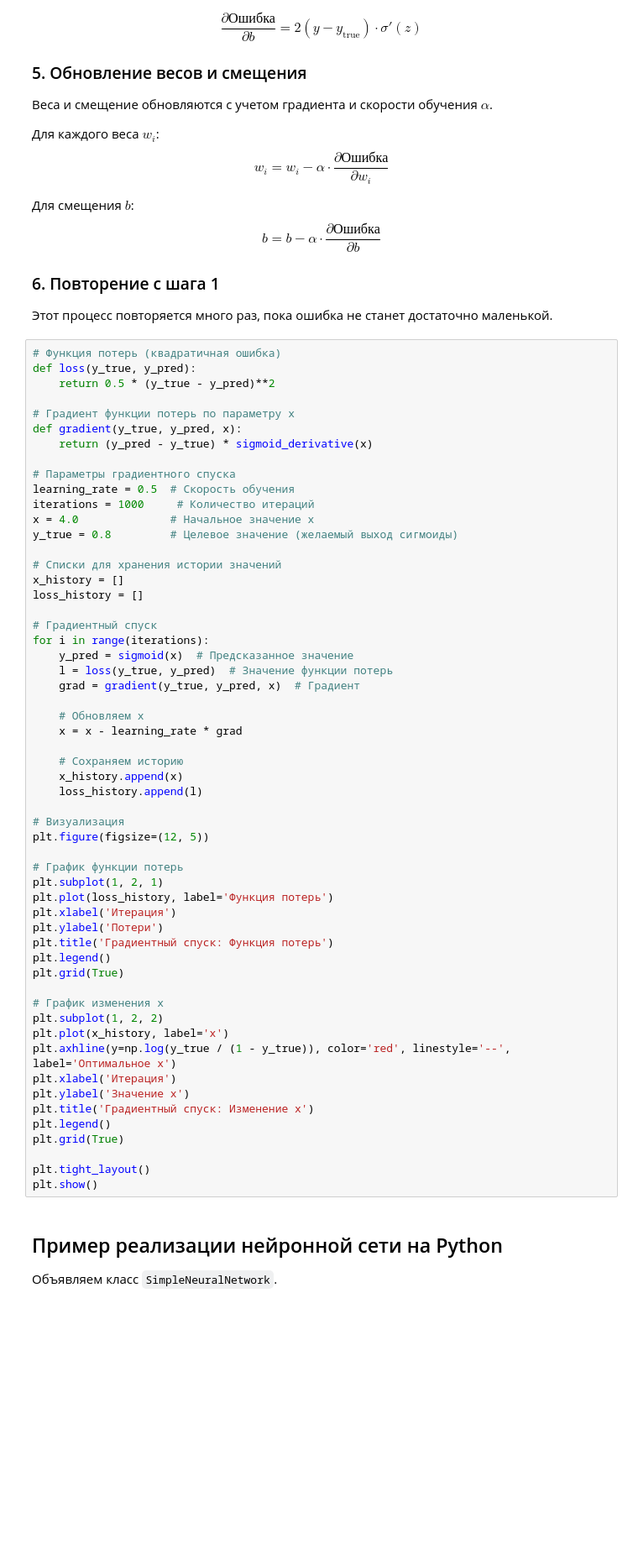
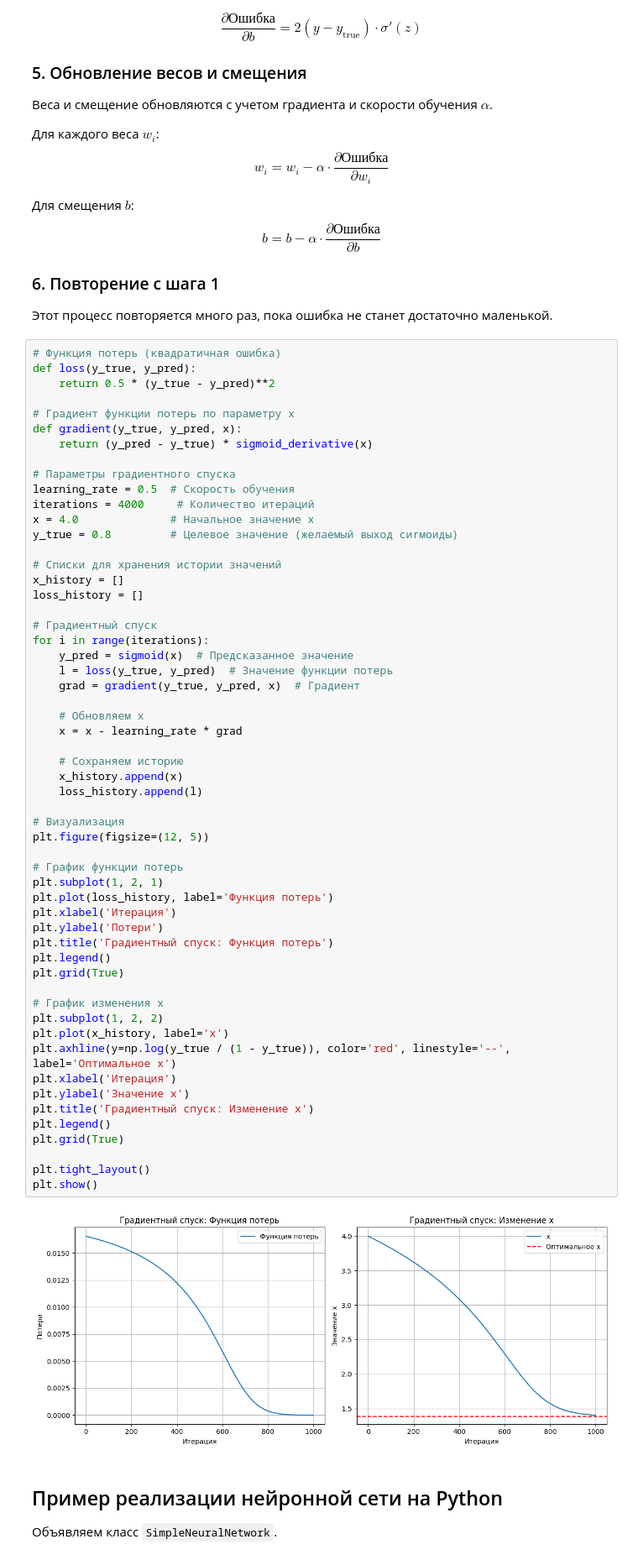
Before and after one commit to dnkorpushov/SimpleNeuralNetwork, a Jupyter notebook: SimpleNeuralNetwork.ipynb, the cells around one changed output. Shown at 84% size. Cells and saved outputs as stored; diff of their text form; blank space fills up the shorter version.

```diff
--- a/SimpleNeuralNetwork.ipynb
+++ b/SimpleNeuralNetwork.ipynb
@@ -103,7 +105,7 @@ def gradient(y_true, y_pred, x):
 
 # Параметры градиентного спуска
 learning_rate = 0.5  # Скорость обучения
-iterations = 1000     # Количество итераций
+iterations = 4000     # Количество итераций
 x = 4.0              # Начальное значение x
 y_true = 0.8         # Целевое значение (желаемый выход сигмоиды)
 
@@ -121,33 +123,35 @@ for i in range(iterations):
     x = x - learning_rate * grad
 
     # Сохраняем историю
     x_history.append(x)
     loss_history.append(l)
 
 # Визуализация
 plt.figure(figsize=(12, 5))
 
 # График функции потерь
 plt.subplot(1, 2, 1)
 plt.plot(loss_history, label='Функция потерь')
 plt.xlabel('Итерация')
 plt.ylabel('Потери')
 plt.title('Градиентный спуск: Функция потерь')
 plt.legend()
 plt.grid(True)
 
 # График изменения x
 plt.subplot(1, 2, 2)
 plt.plot(x_history, label='x')
 plt.axhline(y=np.log(y_true / (1 - y_true)), color='red', linestyle='--', label='Оптимальное x')
 plt.xlabel('Итерация')
 plt.ylabel('Значение x')
 plt.title('Градиентный спуск: Изменение x')
 plt.legend()
 plt.grid(True)
 
 plt.tight_layout()
 plt.show()
+# %% [output]
+[figure, added]
 # %% [markdown]
 ## Пример реализации нейронной сети на Python
 
```
Also changed, not shown: parts of 1 cell of this notebook.
